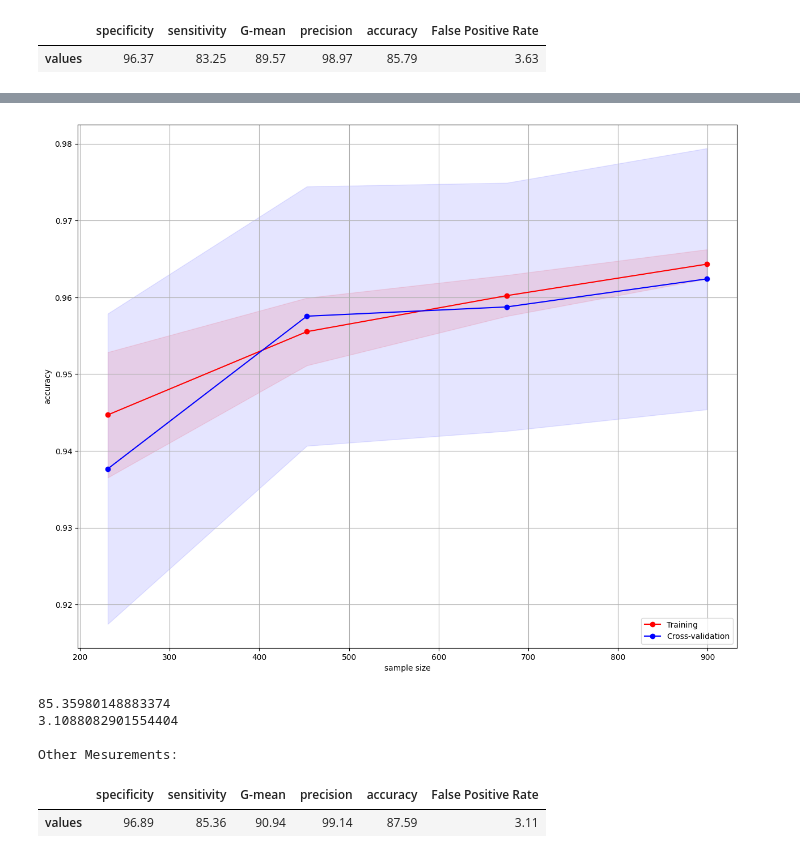
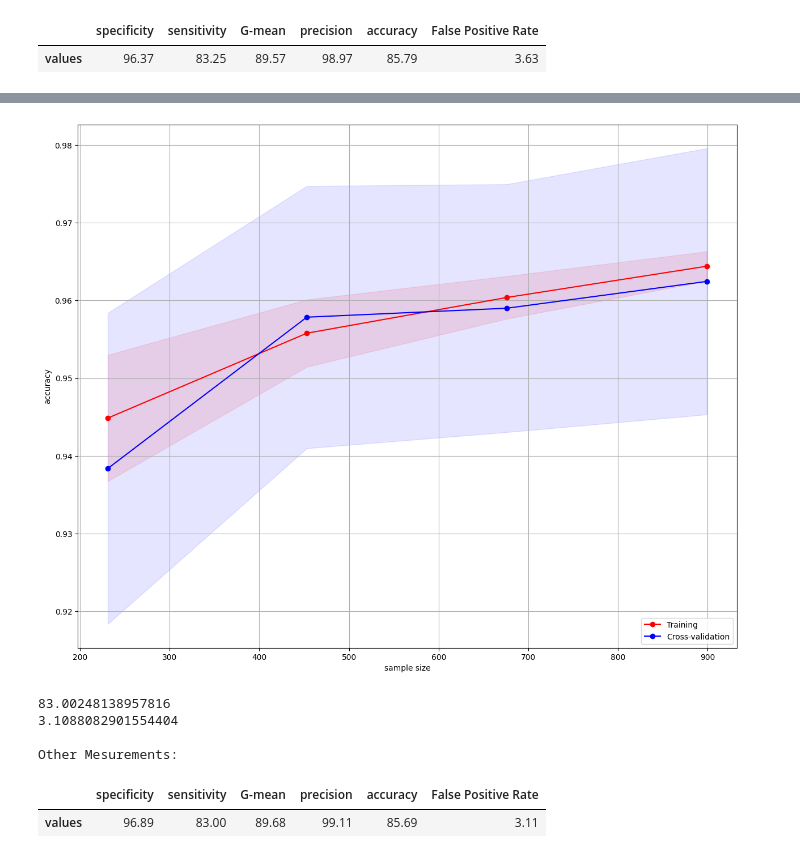
Before and after one commit to AndreasP-92/ai-mandatory-I, a Jupyter notebook: main.ipynb, the cells around one changed output, grey strips where cells are left out. Drawn from its saved outputs; the diff is of its cells as text; code cells hidden in the pictures.

```diff
--- a/main.ipynb
+++ b/main.ipynb
@@ -865,31 +789,31 @@ from sklearn.model_selection import learning_curve
 from sklearn.linear_model import SGDClassifier
 # %%
 penalty = {
-    0: 14,
+    0: 15,
     1: 1
 }
 lr = LogisticRegression(C=0.01,penalty='l2',class_weight=penalty)
 
 
 train_size,train_scores,test_scores = learning_curve(lr,features_scaled,target,train_sizes=np.linspace(.01,1.0,5),cv=10,
                                                     scoring='roc_auc',exploit_incremental_learning=False,n_jobs=-1)
 mean_train = np.mean(train_scores,axis=1)
 upper_train = np.clip(mean_train + np.std(train_scores,axis=1),0,1)
 lower_train = np.clip(mean_train - np.std(train_scores,axis=1),0,1)
 mean_test = np.mean(test_scores,axis=1)
 upper_test = np.clip(mean_test + np.std(test_scores,axis=1),0,1)
 lower_test = np.clip(mean_test - np.std(test_scores,axis=1),0,1)
 plt.plot(train_size,mean_train,'ro-',label='Training')
 plt.fill_between(train_size,upper_train,lower_train,alpha=0.1,color='r')
 plt.plot(train_size,mean_test,'bo-', label='Cross-validation')
 plt.fill_between(train_size, upper_test, lower_test, alpha=0.1,color='b')
 plt.grid()
 plt.xlabel('sample size') # adds label to x axis
 plt.ylabel('accuracy') # adds label to y axis
 plt.legend(loc='lower right', numpoints= 1)
 plt.show()
 # %% [output]
-[figure, old version]
+[figure, new version]
 # %%
 penalty = {
     0: 14,
@@ -899,15 +823,17 @@ penalty = {
 lr = LogisticRegression(C=10.0,penalty='l2',class_weight=penalty)
 kf = KFold(features.shape[0],shuffle=True,random_state=1)
 
-predictions = cross_val_predict(lr,features[['last_fico_range_low']],target,cv=kf)
+feature_0 = features_scaled[:, 0].reshape(-1, 1)
+
+predictions = cross_val_predict(lr,feature_0,target,cv=kf)
 
 # Let's compute performance:
 metrics = compute_metrics(predictions)
 metrics
 # %% [output]
-85.35980148883374
+83.00248138957816
 3.1088082901554404
 
 Other Mesurements:
 |  | specificity | sensitivity | G-mean | precision | accuracy | False Positive Rate |
-| values | 96.89 | 85.36 | 90.94 | 99.14 | 87.59 | 3.11 |
+| values | 96.89 | 83.00 | 89.68 | 99.11 | 85.69 | 3.11 |
```
Also changed, not shown: parts of 14 cells of this notebook.
